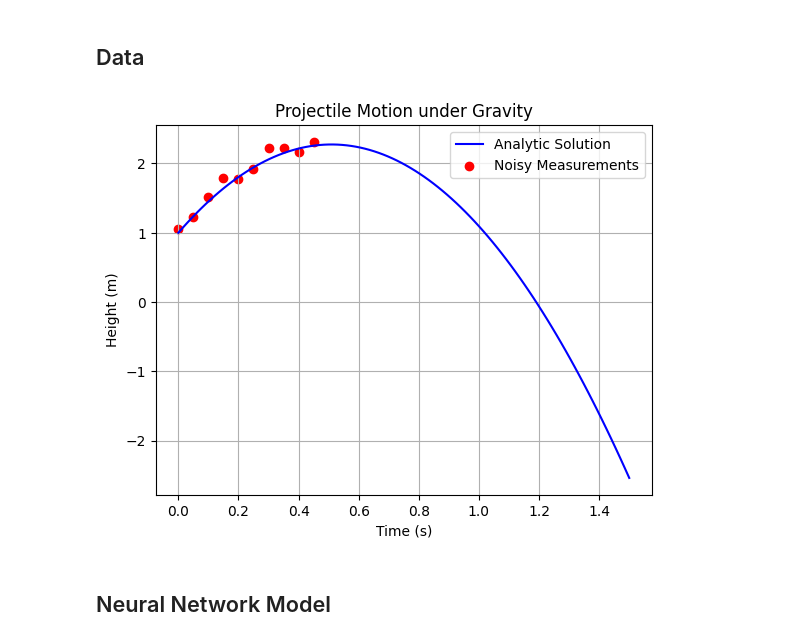
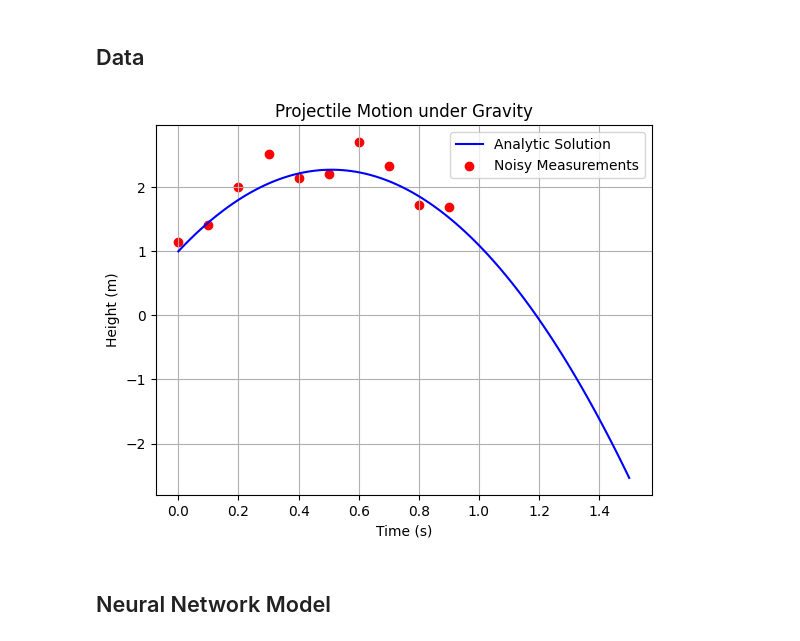
Before and after one commit to artojava/PINN-examples, a Jupyter notebook: notebooks/Ball-Throw/Ball-Throw-TORCH.ipynb, the cells around one changed output. Drawn from its saved outputs; the diff is of its cells as text; code cells hidden in the pictures.

```diff
--- a/notebooks/Ball-Throw/Ball-Throw-TORCH.ipynb
+++ b/notebooks/Ball-Throw/Ball-Throw-TORCH.ipynb
@@ -57,31 +57,31 @@ T = 1.5  # seconds (adjust as needed)
 # %%
 # Create noisy measurement data for training
 num_measurements = 10
-T_MEAS = 0.3*T
+T_MEAS = 0.6*T
 t_meas = np.linspace(0, T_MEAS, num_measurements)
 y_meas = y_analytic(t_meas, h0, v0, g)
-noise_level = 0.1  # meters
+noise_level = 0.3  # meters. anything  >0.1 is for very noisy data
 y_meas_noisy = y_meas + noise_level * np.random.randn(num_measurements)
 
 
 # Convert measurement arrays to torch tensors for training (used by data loss)
 t_meas_t = torch.tensor(t_meas, dtype=torch.float32, device=device).reshape(-1,1)
 y_meas_t = torch.tensor(y_meas_noisy, dtype=torch.float32, device=device).reshape(-1,1)
 
 
 # Plot noisy measurement data and the analytic solution for reference
 t_vals = np.linspace(0, T, 100)
 y_vals = y_analytic(t_vals, h0, v0, g)
 plt.plot(t_vals, y_vals, label='Analytic Solution', color='blue')
 plt.scatter(t_meas, y_meas_noisy, label='Noisy Measurements', color='red')
 plt.xlabel('Time (s)')
 plt.ylabel('Height (m)')
 plt.title('Projectile Motion under Gravity')
 plt.legend()
 plt.grid()
 plt.show()
 # %% [output]
-[figure, old version]
+[figure, new version]
 # %% [markdown]
 ## Neural Network Model
 # %%
```
Also changed, not shown: parts of 8 cells of this notebook.
